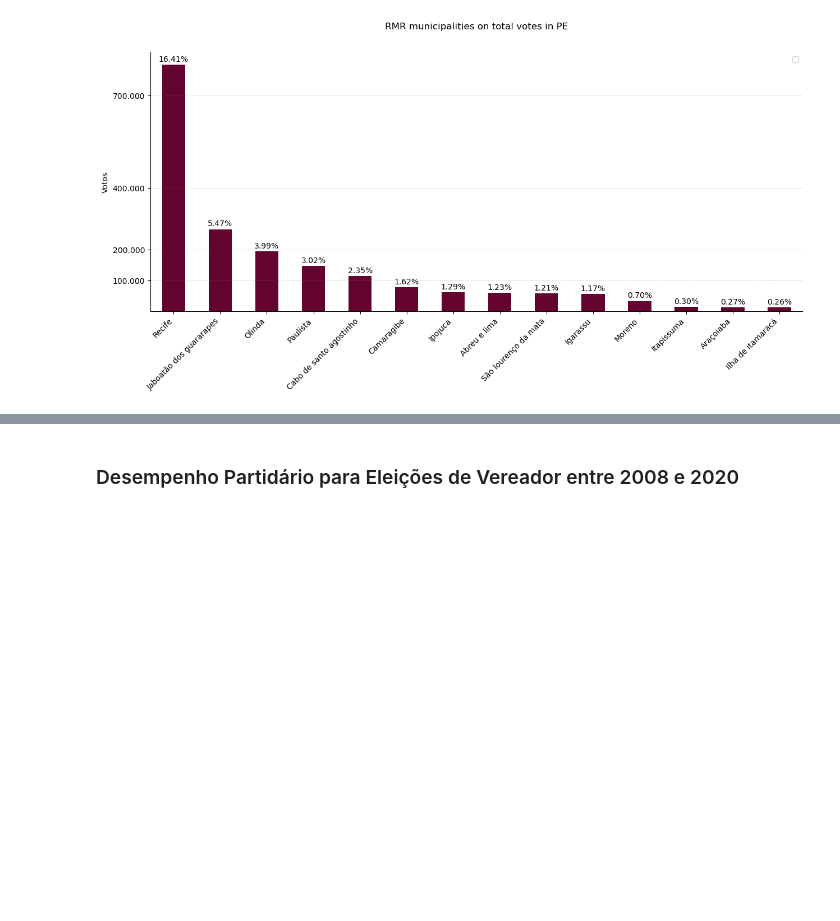
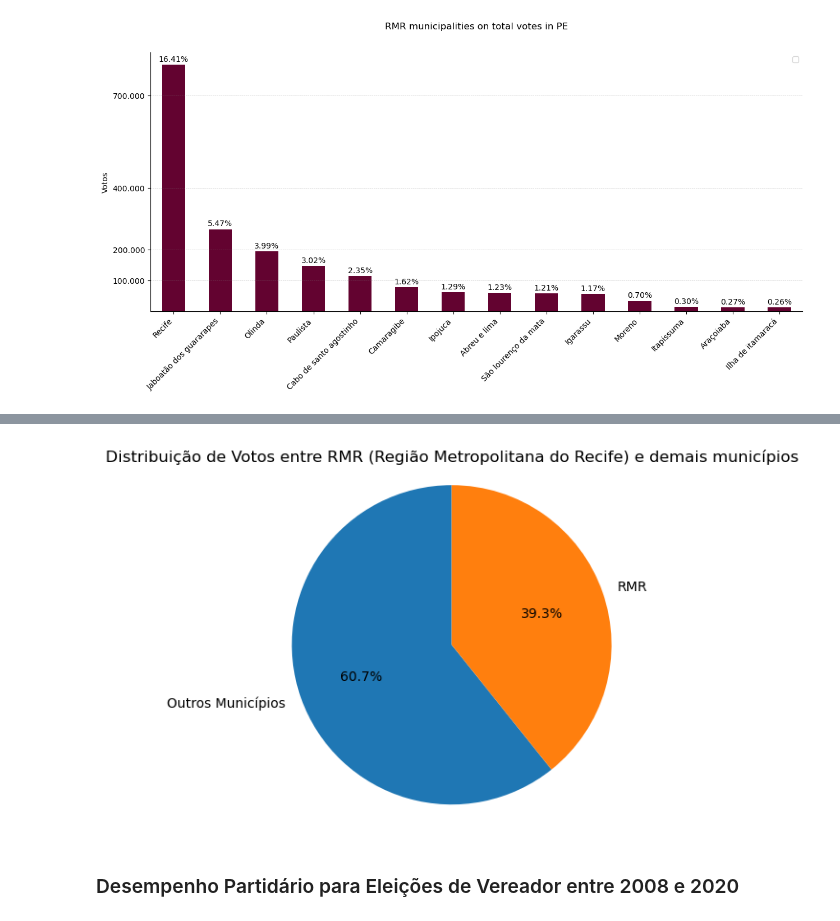
Before and after one commit to guilherme-pg/pe_analytics, a Jupyter notebook: notebooks_dev/RMR_ver_pref.ipynb, the cells around one changed output, grey strips where cells are left out. Drawn from its saved outputs; the diff is of its cells as text; code cells hidden in the pictures; blank space fills up the shorter version.

```diff
--- a/notebooks_dev/RMR_ver_pref.ipynb
+++ b/notebooks_dev/RMR_ver_pref.ipynb
@@ -235,0 +238,3 @@ plt.show()
+# %%
+RMR_VER_20_pd = RMR_VER_20.toPandas()
+PE_VER_20_pd = PE_VER_20.toPandas()
@@ -235,0 +251,10 @@ plt.show()
+# %%
+PE_VER_20_pd_grouped = PE_VER_20_pd.groupby(['SG_PARTIDO', 'CD_MUNICIPIO', 'NM_MUNICIPIO'])['QT_VOTOS_NOMINAIS'].sum().reset_index()
+# %%
+PE_VER_20_pd_grouped_municip = PE_VER_20_pd.groupby(['CD_MUNICIPIO'])['QT_VOTOS_NOMINAIS'].sum().reset_index()
+
+PE_VER_20_pd_grouped['NM_MUNICIPIO'] = PE_VER_20_pd_grouped['CD_MUNICIPIO'].apply(lambda x: 'RMR' if x in rmr_cd else 'Outros Municípios')
+
+DF_VER_without_RMR = PE_VER_20_pd_grouped_municip[~PE_VER_20_pd_grouped_municip['CD_MUNICIPIO'].isin(rmr_cd)]
+
+PE_VER_20_pd_grouped.head()
@@ -236,3 +268,20 @@ plt.show()
+# %%
+# Agrupar por município e somar os votos
+df_grouped = PE_VER_20_pd_grouped.groupby('NM_MUNICIPIO').sum().reset_index()
+
+# Criar o gráfico de pizza
+fig, ax = plt.subplots()
+
+ax.pie(df_grouped['QT_VOTOS_NOMINAIS'], labels=df_grouped['NM_MUNICIPIO'], autopct='%1.1f%%', startangle=90)
+ax.axis('equal')  # Equal aspect ratio ensures that pie is drawn as a circle.
+
+# Adicionar título
+plt.title('Distribuição de Votos entre RMR (Região Metropolitana do Recife) e demais municípios')
+
+plt.savefig('../imagens/RMR_in_PE.png', bbox_inches='tight')
+plt.show()
+# %% [output]
+[figure, added]
 # %% [markdown]
 ### Desempenho Partidário para Eleições de Vereador entre 2008 e 2020
 # %%
```
Also changed, not shown: parts of 24 cells of this notebook, 5 other files.
